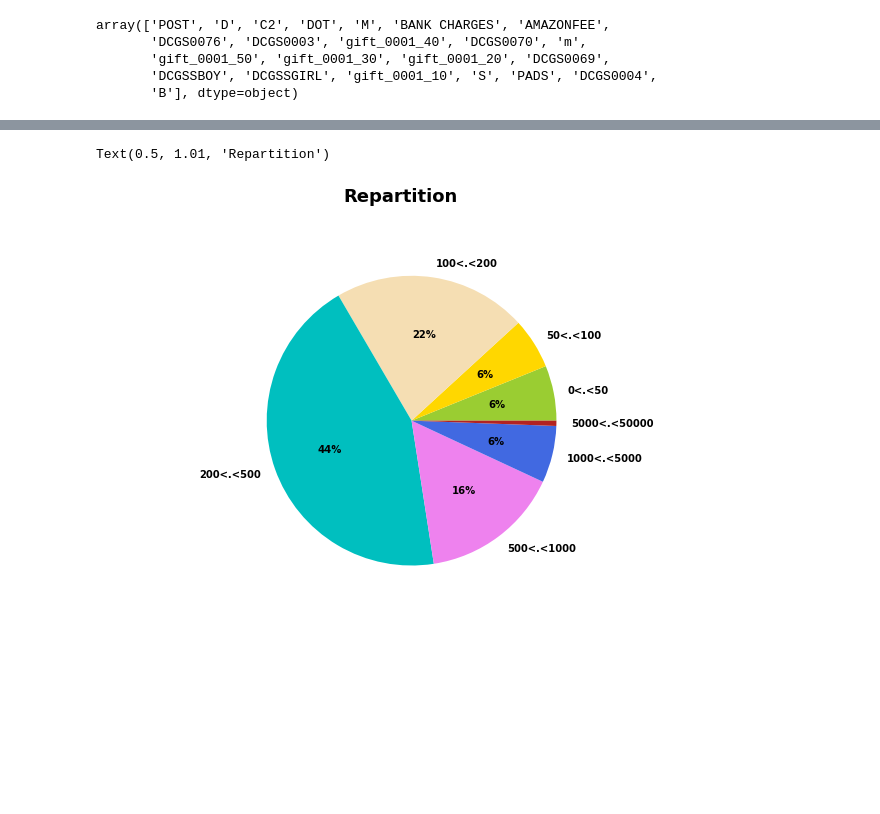
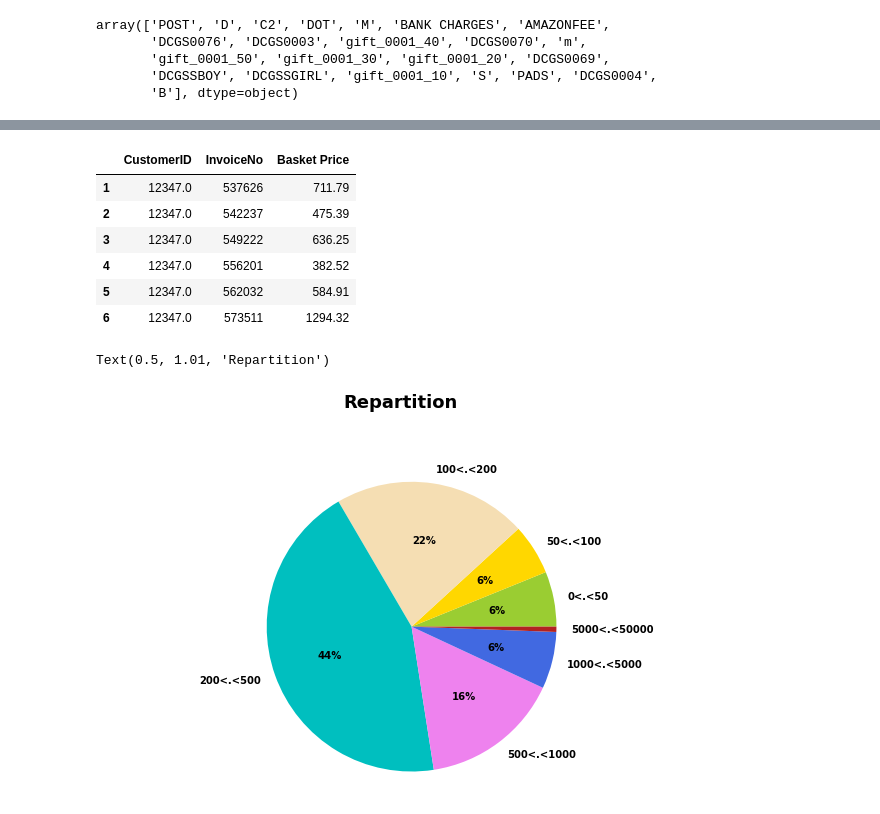
Before and after one commit to 23subbhashit/Ecommerce, a Jupyter notebook: E_commerce.ipynb, the cells around one changed output, grey strips where cells are left out. Cells and saved outputs as stored; diff of their text form; code cells hidden in the pictures; blank space fills up the shorter version.

```diff
--- a/E_commerce.ipynb
+++ b/E_commerce.ipynb
@@ -190,12 +197,16 @@ df_cleaned.sort_values('CustomerID')[:5]
 # %%
 temp = df_cleaned.groupby(by=['CustomerID', 'InvoiceNo'], as_index=False)['TotalPrice'].sum()
 basket_price = temp.rename(columns = {'TotalPrice':'Basket Price'})
-df_cleaned['InvoiceDate_int'] = df_cleaned['InvoiceDate'].astype('int64')
-temp = df_cleaned.groupby(by=['CustomerID', 'InvoiceNo'], as_index=False)['InvoiceDate_int'].mean()
-df_cleaned.drop('InvoiceDate_int', axis = 1, inplace = True)
-basket_price.loc[:, 'InvoiceDate'] = pd.to_datetime(temp['InvoiceDate_int'])
 basket_price = basket_price[basket_price['Basket Price'] > 0]
 basket_price.sort_values('CustomerID')[:6]
+# %% [output]
+|  | CustomerID | InvoiceNo | Basket Price |
+| 1 | 12347.0 | 537626 | 711.79 |
+| 2 | 12347.0 | 542237 | 475.39 |
+| 3 | 12347.0 | 549222 | 636.25 |
+| 4 | 12347.0 | 556201 | 382.52 |
+| 5 | 12347.0 | 562032 | 584.91 |
+| 6 | 12347.0 | 573511 | 1294.32 |
 # %%
 import matplotlib.pyplot as plt
 price_range = [0, 50, 100, 200, 500, 1000, 5000, 50000]
```
Also changed, not shown: parts of 15 cells of this notebook.
